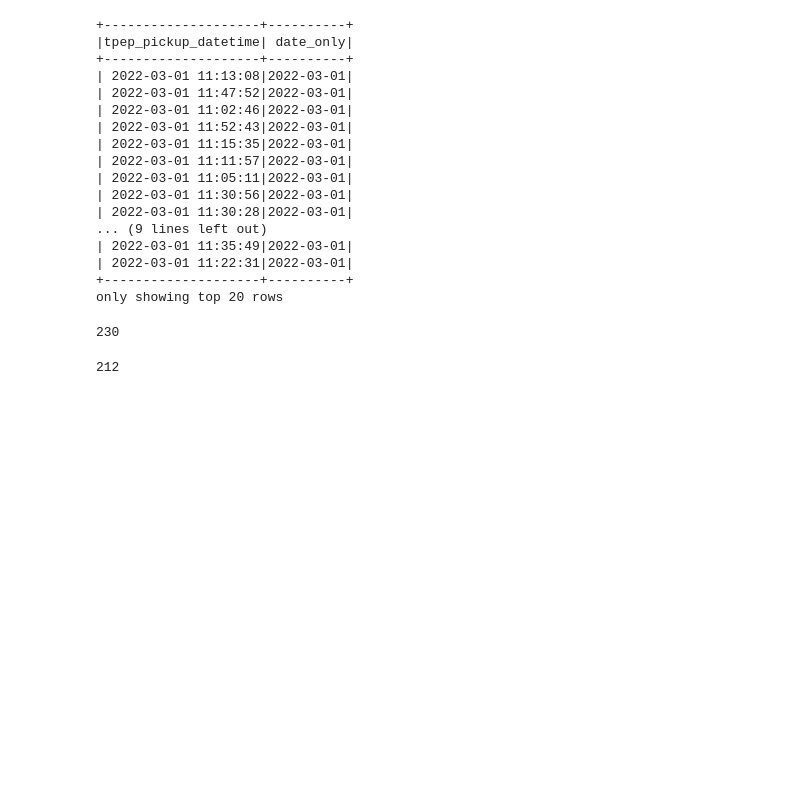
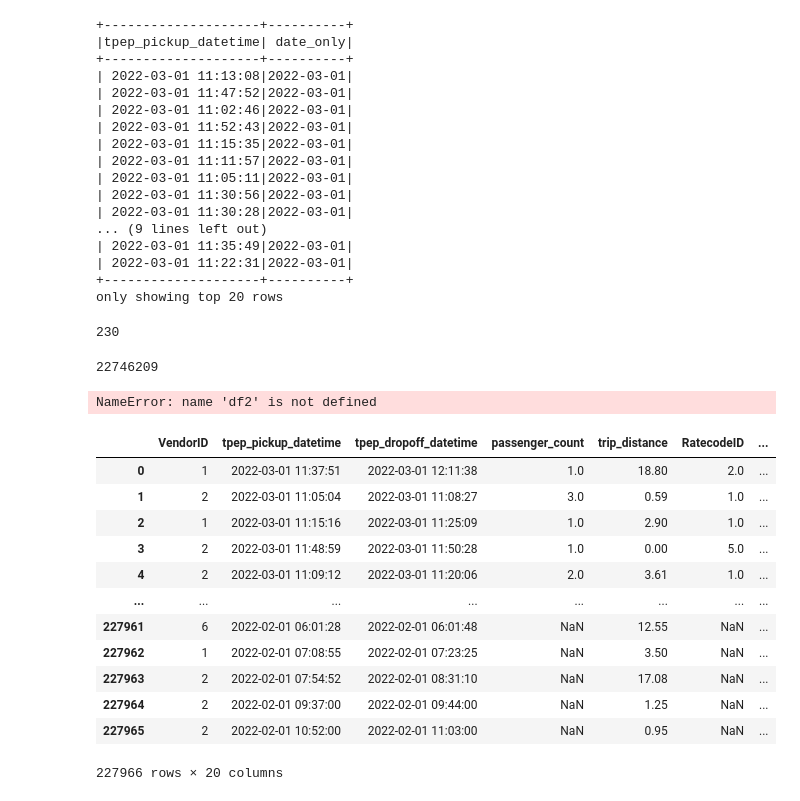
Before and after one commit to MuzhiRo/mast30034-project-1-olivertan1999, a Jupyter notebook: notebooks/Playground.ipynb, the cells around one changed output. Drawn from its saved outputs; the diff is of its cells as text; code cells hidden in the pictures; blank space fills up the shorter version.

```diff
--- a/notebooks/Playground.ipynb
+++ b/notebooks/Playground.ipynb
@@ -4,5 +13,6 @@ from pyspark.sql import functions as func
 # %%
-spk = SparkSession.builder.appName('Playground').getOrCreate()
+spk = SparkSession.builder.appName('Playground').
+ .config("spark.sql.repl.eagerEval.enabled", True) getOrCreate()
 # %%
 spk
 # %% [output]
@@ -87,6 +97,26 @@ df.select('date_only').distinct().count()
 # Filter date
 df2 = df.where((func.col("date_only") >= '2021-10-01') & (func.col("date_only") <= '2022-04-30'))
 # %%
-df2.select('date_only').distinct().count()
+df2.select('date_only').count()
 # %% [output]
-212
+22746209
+# %%
+df3 = df2.sample(0.01).toPandas()
+# %% [output]
+NameError: name 'df2' is not defined
+# %%
+df3.toPandas()
+# %% [output]
+|  | VendorID | tpep_pickup_datetime | tpep_dropoff_datetime | passenger_count | trip_distance | RatecodeID | ... |
+| 0 | 1 | 2022-03-01 11:37:51 | 2022-03-01 12:11:38 | 1.0 | 18.80 | 2.0 | ... |
+| 1 | 2 | 2022-03-01 11:05:04 | 2022-03-01 11:08:27 | 3.0 | 0.59 | 1.0 | ... |
+| 2 | 1 | 2022-03-01 11:15:16 | 2022-03-01 11:25:09 | 1.0 | 2.90 | 1.0 | ... |
+| 3 | 2 | 2022-03-01 11:48:59 | 2022-03-01 11:50:28 | 1.0 | 0.00 | 5.0 | ... |
+| 4 | 2 | 2022-03-01 11:09:12 | 2022-03-01 11:20:06 | 2.0 | 3.61 | 1.0 | ... |
+| ... | ... | ... | ... | ... | ... | ... | ... |
+| 227961 | 6 | 2022-02-01 06:01:28 | 2022-02-01 06:01:48 | NaN | 12.55 | NaN | ... |
+| 227962 | 1 | 2022-02-01 07:08:55 | 2022-02-01 07:23:25 | NaN | 3.50 | NaN | ... |
+| 227963 | 2 | 2022-02-01 07:54:52 | 2022-02-01 08:31:10 | NaN | 17.08 | NaN | ... |
+| 227964 | 2 | 2022-02-01 09:37:00 | 2022-02-01 09:44:00 | NaN | 1.25 | NaN | ... |
+| 227965 | 2 | 2022-02-01 10:52:00 | 2022-02-01 11:03:00 | NaN | 0.95 | NaN | ... |
+227966 rows × 20 columns
```
Also changed, not shown: parts of 13 cells of this notebook, 1 other file.
